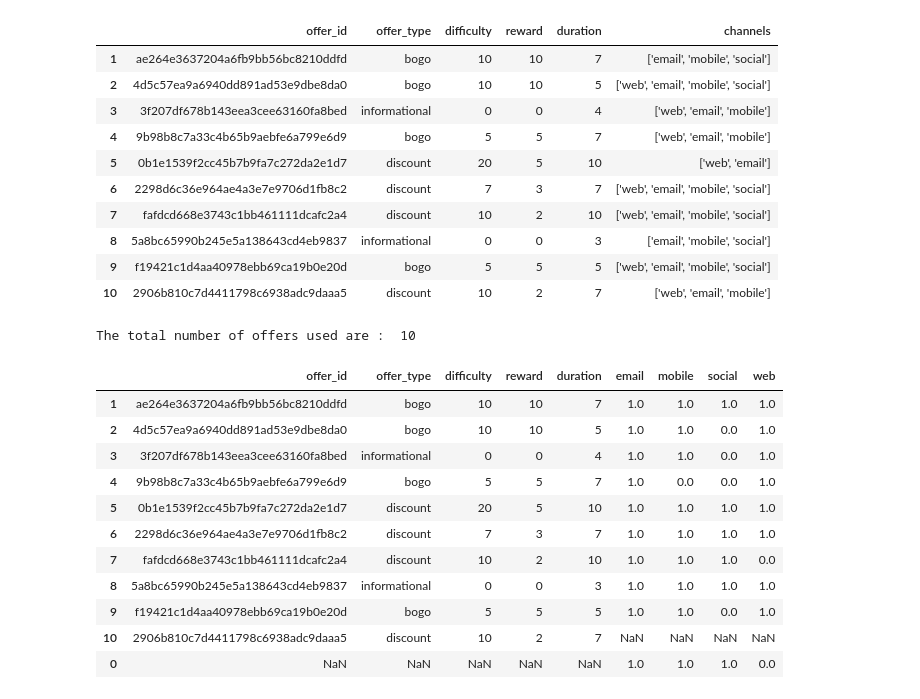
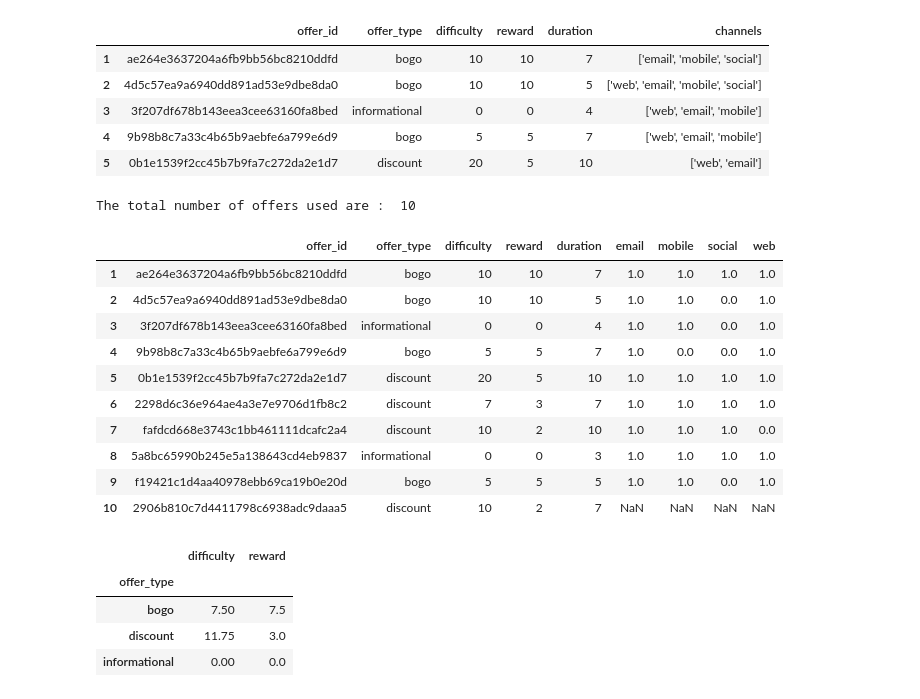
Before and after one commit to stevejj4/Customer-Reward-Analysis, a Jupyter notebook: Offers_EDA.ipynb, the cells around one changed output. Saved outputs shown, nothing was run; the diff lists cells and outputs as text; code cells hidden in the pictures.

Commit message:
Offers EDA

```diff
--- a/Offers_EDA.ipynb
+++ b/Offers_EDA.ipynb
@@ -14,19 +14,14 @@ df = pd.DataFrame(rows)
 df.columns = df.iloc[0] #creating columns name
 df = df.iloc[1:]
 # %%
-df.head(11)
+df.head()
 # %% [output]
 |  | offer_id | offer_type | difficulty | reward | duration | channels |
 | 1 | ae264e3637204a6fb9bb56bc8210ddfd | bogo | 10 | 10 | 7 | ['email', 'mobile', 'social'] |
 | 2 | 4d5c57ea9a6940dd891ad53e9dbe8da0 | bogo | 10 | 10 | 5 | ['web', 'email', 'mobile', 'social'] |
 | 3 | 3f207df678b143eea3cee63160fa8bed | informational | 0 | 0 | 4 | ['web', 'email', 'mobile'] |
 | 4 | 9b98b8c7a33c4b65b9aebfe6a799e6d9 | bogo | 5 | 5 | 7 | ['web', 'email', 'mobile'] |
 | 5 | 0b1e1539f2cc45b7b9fa7c272da2e1d7 | discount | 20 | 5 | 10 | ['web', 'email'] |
-| 6 | 2298d6c36e964ae4a3e7e9706d1fb8c2 | discount | 7 | 3 | 7 | ['web', 'email', 'mobile', 'social'] |
-| 7 | fafdcd668e3743c1bb461111dcafc2a4 | discount | 10 | 2 | 10 | ['web', 'email', 'mobile', 'social'] |
-| 8 | 5a8bc65990b245e5a138643cd4eb9837 | informational | 0 | 0 | 3 | ['email', 'mobile', 'social'] |
-| 9 | f19421c1d4aa40978ebb69ca19b0e20d | bogo | 5 | 5 | 5 | ['web', 'email', 'mobile', 'social'] |
-| 10 | 2906b810c7d4411798c6938adc9daaa5 | discount | 10 | 2 | 7 | ['web', 'email', 'mobile'] |
 # %%
 # total number of offers used
 print("The total number of offers used are : ", df.shape[0])
@@ -45,7 +40,7 @@ df_channels = pd.DataFrame(mlb.fit_transform(df['channels']),columns=mlb.classes
 df = pd.concat([df, df_channels], axis=1)
 df = df.drop('channels', axis=1)
 # %%
-df.head(11)
+df.head(10)
 # %% [output]
 |  | offer_id | offer_type | difficulty | reward | duration | email | mobile | social | web |
 | 1 | ae264e3637204a6fb9bb56bc8210ddfd | bogo | 10 | 10 | 7 | 1.0 | 1.0 | 1.0 | 1.0 |
@@ -58,4 +53,20 @@ df.head(11)
 | 8 | 5a8bc65990b245e5a138643cd4eb9837 | informational | 0 | 0 | 3 | 1.0 | 1.0 | 1.0 | 1.0 |
 | 9 | f19421c1d4aa40978ebb69ca19b0e20d | bogo | 5 | 5 | 5 | 1.0 | 1.0 | 0.0 | 1.0 |
 | 10 | 2906b810c7d4411798c6938adc9daaa5 | discount | 10 | 2 | 7 | NaN | NaN | NaN | NaN |
-| 0 | NaN | NaN | NaN | NaN | NaN | 1.0 | 1.0 | 1.0 | 0.0 |
+# %%
+# Convert 'difficulty' and 'reward' to numeric, coercing errors
+df['difficulty'] = pd.to_numeric(df['difficulty'], errors='coerce')
+df['reward'] = pd.to_numeric(df['reward'], errors='coerce')
+
+# Grouping by offer_type and calculating mean difficulty and reward
+offer_group = df.groupby('offer_type')[['difficulty', 'reward']].mean()
+
+# Display the transformed DataFrame
+
+offer_group
+# %% [output]
+|  | difficulty | reward |
+| offer_type |  |  |
+| bogo | 7.50 | 7.5 |
+| discount | 11.75 | 3.0 |
+| informational | 0.00 | 0.0 |
```
